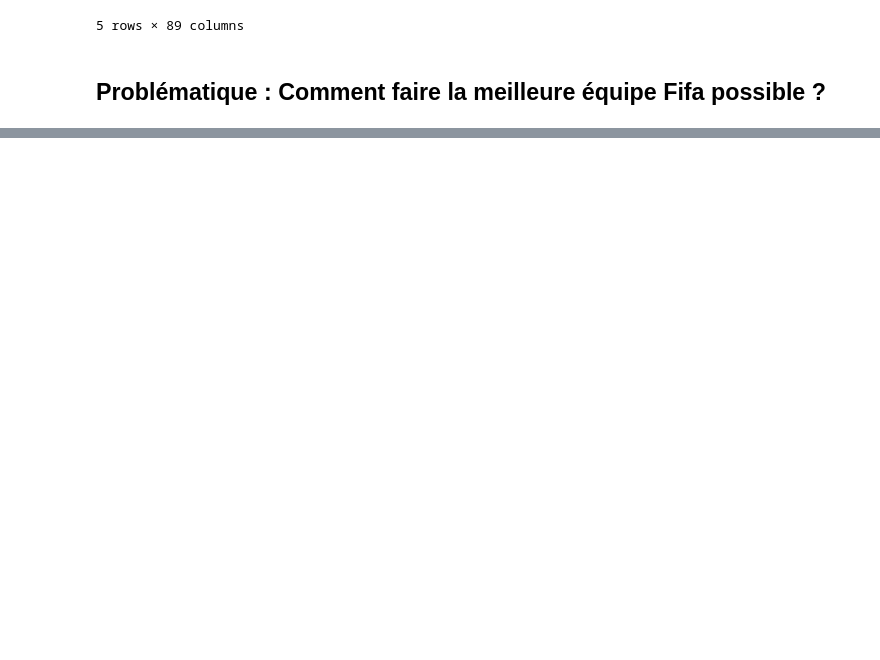
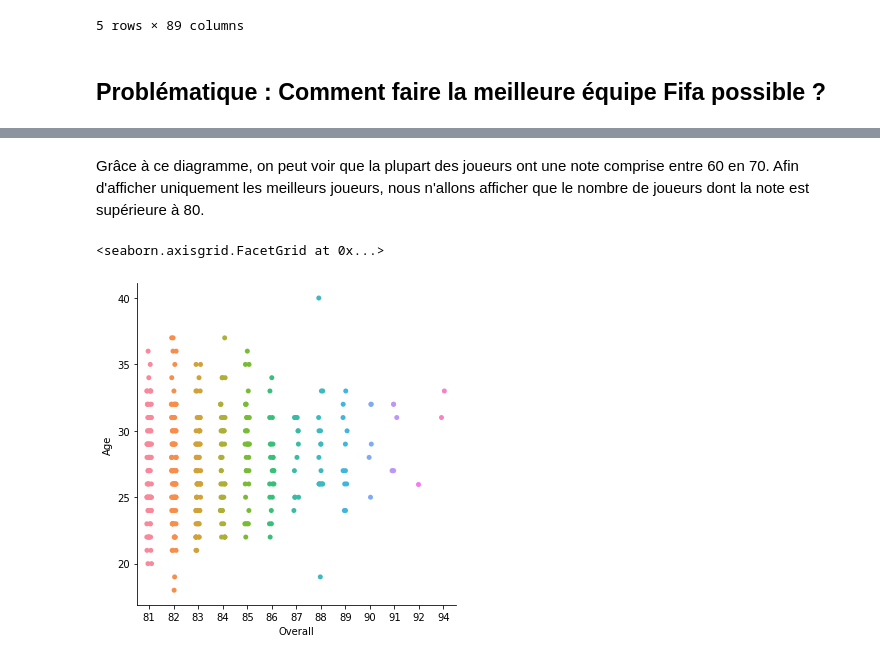
Before and after one commit to SimonMlt/MathsAlgo, a Jupyter notebook: Projet_Data_Visualisation.ipynb, the cells around one changed output, grey strips where cells are left out. Saved outputs shown, nothing was run; the diff lists cells and outputs as text; code cells hidden in the pictures; blank space fills up the shorter version.

```diff
--- a/Projet_Data_Visualisation.ipynb
+++ b/Projet_Data_Visualisation.ipynb
@@ -76,0 +108,8 @@ fifa.tail()
+# %% [markdown]
+Grâce à ce diagramme, on peut voir que la plupart des joueurs ont une note comprise entre 60 en 70. Afin d'afficher uniquement les meilleurs joueurs, nous n'allons afficher que le nombre de joueurs dont la note est supérieure à 80.
+# %%
+# On construit notre diagramme qui va afficher l'âge des joueurs dont la note est supérieure à 80
+sns.catplot(x="Overall", y="Age", data=fifa[(fifa["Overall"]>80)])
+# %% [output]
+<seaborn.axisgrid.FacetGrid at 0x...>
+[figure, added]
```
Also changed, not shown: parts of 24 cells of this notebook.
